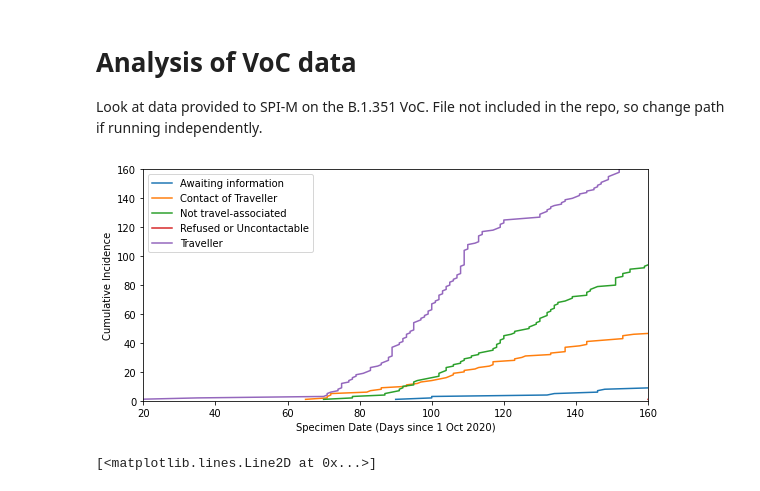
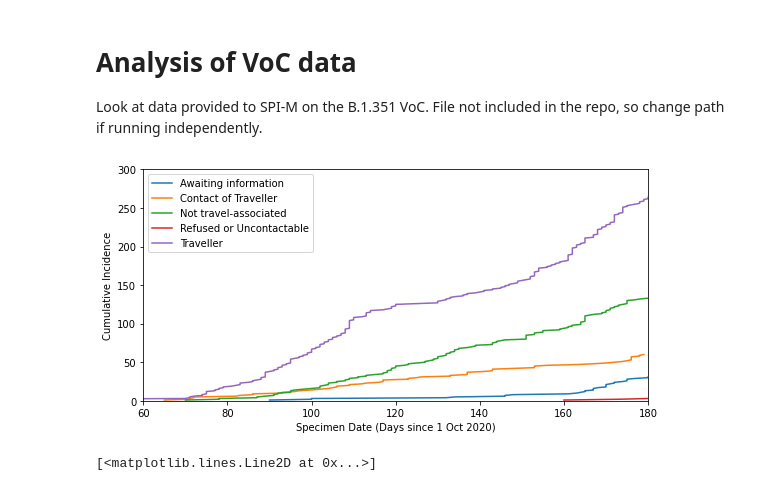
Before and after one commit to JCurran-Sebastian/BPs_for_VoC, a Jupyter notebook: voc_data.ipynb, the cells around one changed output. Drawn from its saved outputs; the diff is of its cells as text; code cells hidden in the pictures.

```diff
--- a/voc_data.ipynb
+++ b/voc_data.ipynb
@@ -25,17 +25,17 @@ dfg = df.groupby('exposure_type').apply(todays)
 # %%
 plt.figure(figsize=(8,4))
 for i in range(0,len(dfg.index)):
     x = dfg[i]
     plt.plot(np.sort(x),np.arange(1,len(x)+1),label=dfg.index[i])
 plt.legend()
 plt.xlabel('Specimen Date (Days since 1 Oct 2020)')
 plt.ylabel('Cumulative Incidence')
-plt.ylim([0,160])
-plt.xlim([20,160])
+plt.ylim([0,300])
+plt.xlim([60,180])
 plt.tight_layout()
 #plt.savefig('./voc_c.pdf')
 # %% [output]
-[figure, old version]
+[figure, new version]
 # %%
 # Use this to estimate a 'realistic' FOI from a Gamma process
 # Also remove the first point to avoid problems
```
Also changed, not shown: parts of 14 cells of this notebook.
